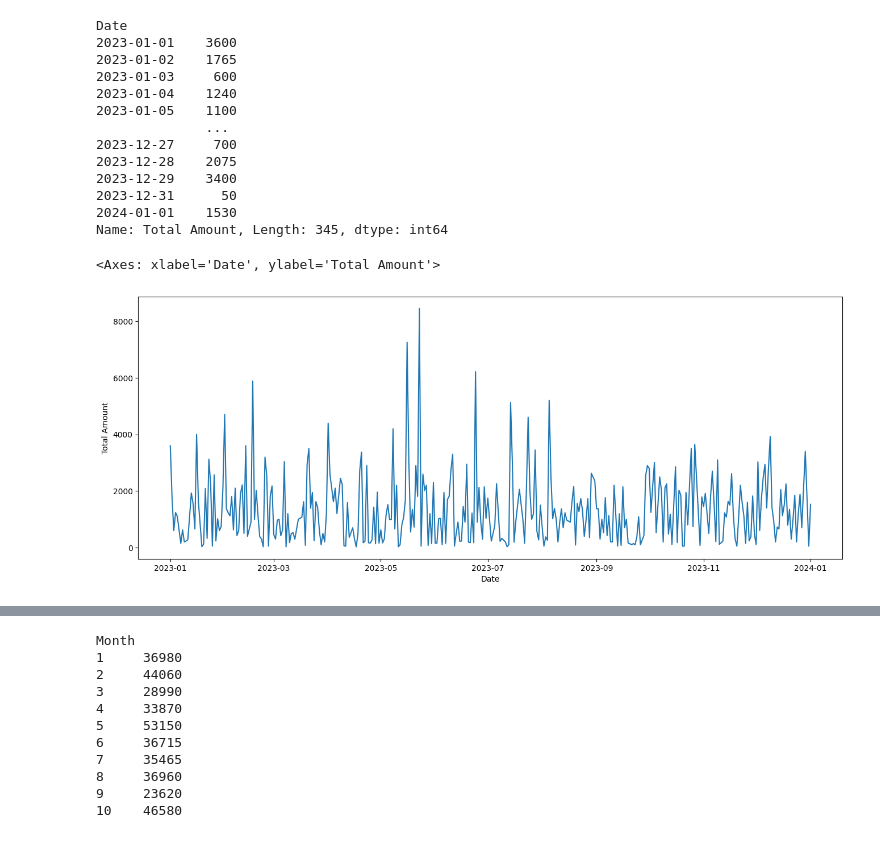
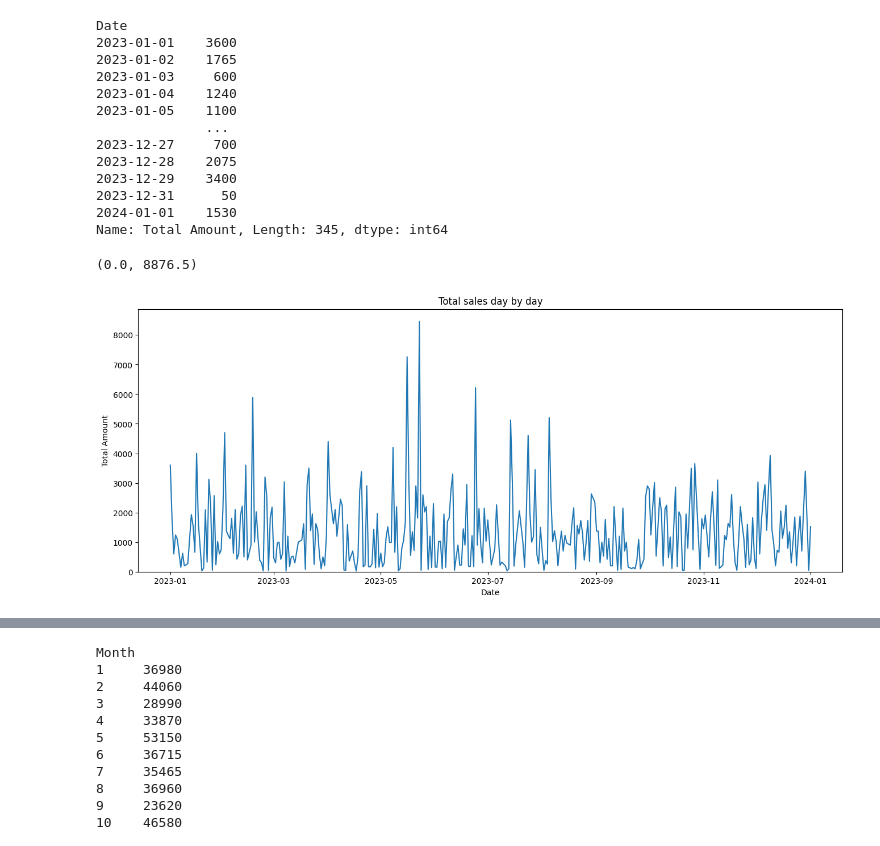
Before and after one commit to Jimngn/retailanalysis, a Jupyter notebook: Analysis.ipynb, the cells around one changed output, grey strips where cells are left out. Cells and saved outputs as stored; diff of their text form; code cells hidden in the pictures.

```diff
--- a/Analysis.ipynb
+++ b/Analysis.ipynb
@@ -75,7 +69,9 @@ Date
 Name: Total Amount, Length: 345, dtype: int64
 # %%
 plt.figure(figsize=(16,6))
+plt.title('Total sales day by day')
 sns.lineplot(data=total_sales_by_day)
+plt.ylim(0)
 # %% [output]
-<Axes: xlabel='Date', ylabel='Total Amount'>
+(0.0, 8876.5)
-[figure, old version]
+[figure, new version]
```
Also changed, not shown: parts of 10 cells of this notebook.
